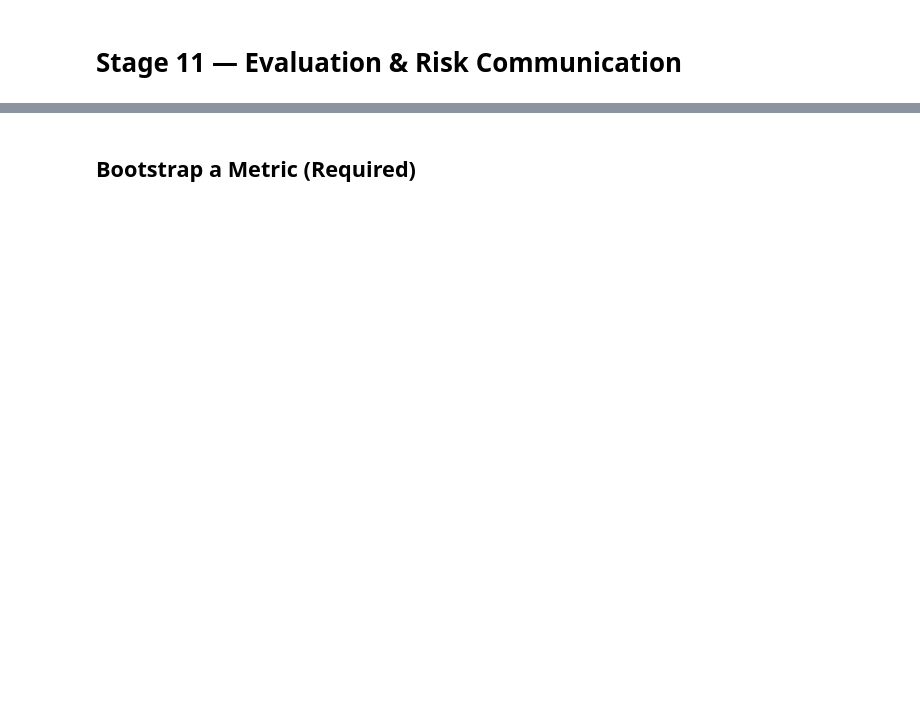
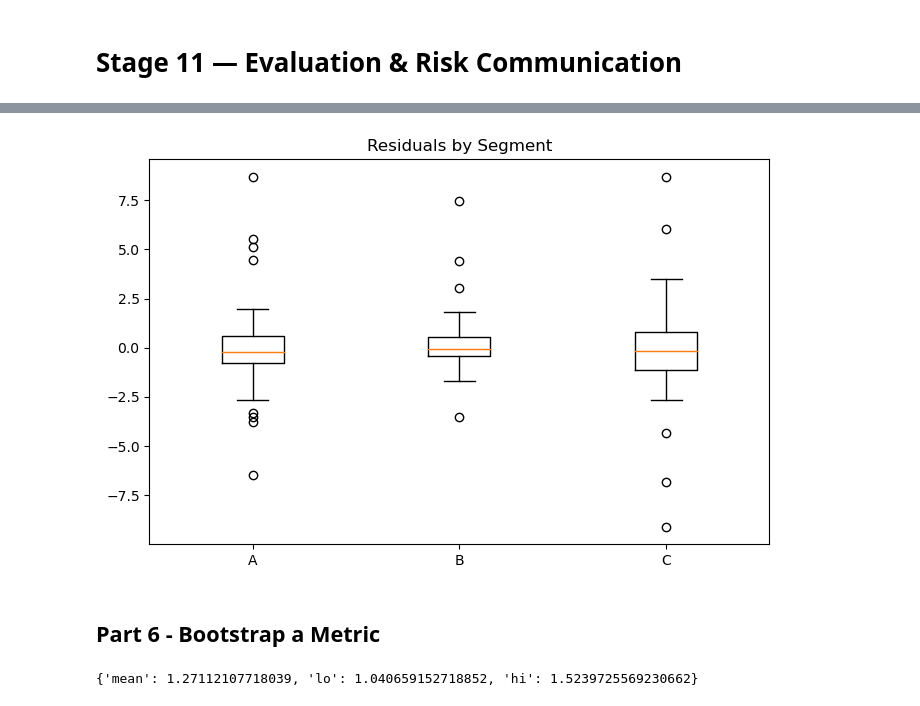
Before and after one commit to WillYuweiWu/bootcamp_will_wu, a Jupyter notebook: homework/stage11/stage11_evaluation-risk-communication.ipynb, the cells around one changed output, grey strips where cells are left out. Drawn from its saved outputs; the diff is of its cells as text; code cells hidden in the pictures; blank space fills up the shorter version.

```diff
--- a/homework/stage11/stage11_evaluation-risk-communication.ipynb
+++ b/homework/stage11/stage11_evaluation-risk-communication.ipynb
@@ -146,15 +207,19 @@ g
 # %%
 plt.figure()
 grouped = df2.groupby('segment')['resid']
 data = [s.values for _, s in grouped]
 labels = list(grouped.groups.keys())
 
-plt.boxplot(data, tick_labels=labels)
+plt.boxplot(data, labels = labels)
 plt.title('Residuals by Segment')
 plt.show()
+# %% [output]
+[figure, added]
 # %% [markdown]
-## Bootstrap a Metric (Required)
+## Part 6 - Bootstrap a Metric
 # %%
-bm = bootstrap_metric(y, df2['y_hat'].values, mae, n_boot=600)
+bm = bootstrap_metric(y, df2['y_hat'].values, mae, n_boot = 1000)
 bm
+# %% [output]
+{'mean': 1.27112107718039, 'lo': 1.040659152718852, 'hi': 1.5239725569230662}
 # %% [markdown]
```
Also changed, not shown: parts of 15 cells of this notebook, 3 other files.
